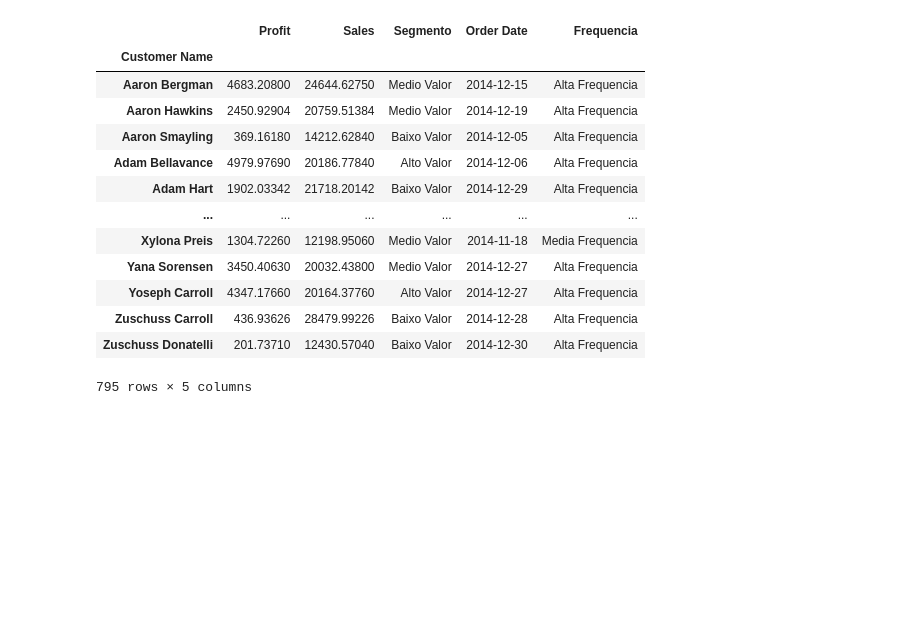
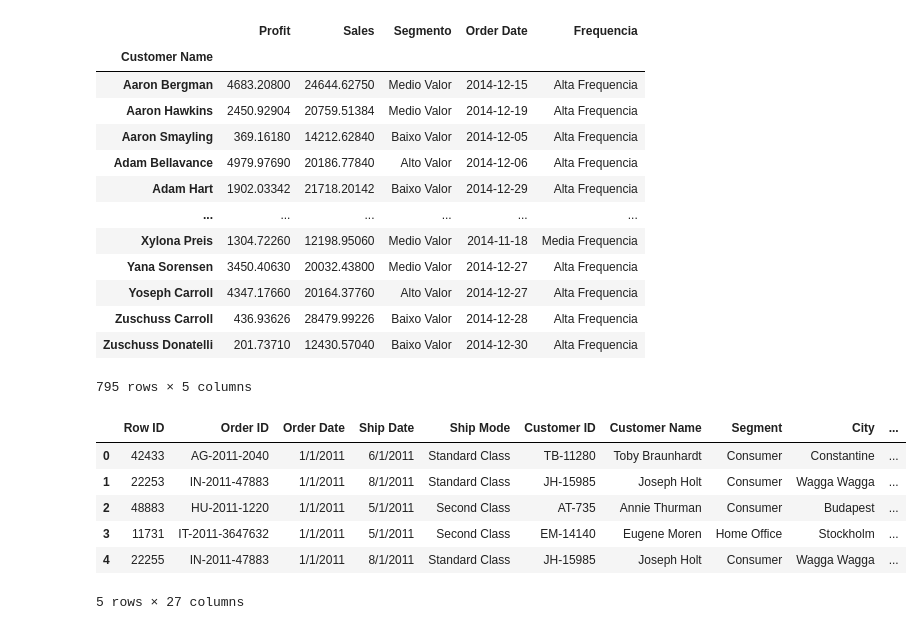
Before and after one commit to Vander-ST/SeminarioMBA, a Jupyter notebook: seminario2.ipynb, the cells around one changed output. Cells and saved outputs as stored; diff of their text form; code cells hidden in the pictures; blank space fills up the shorter version.

Commit message:
Price

```diff
--- a/seminario2.ipynb
+++ b/seminario2.ipynb
@@ -374,6 +380,21 @@ x
 | Zuschuss Carroll | 436.93626 | 28479.99226 | Baixo Valor | 2014-12-28 | Alta Frequencia |
 | Zuschuss Donatelli | 201.73710 | 12430.57040 | Baixo Valor | 2014-12-30 | Alta Frequencia |
 795 rows × 5 columns
+# %%
+Base_price = Base
+Base_price['Price'] = (Base_price['Sales']/(1-Base_price['Discount'])) / Base_price['Quantity']         #Dividindo o sales pela quantity
+Base_price['Price Discount'] = Base_price['Sales'] / Base_price['Quantity']
+Base_price['Cost'] = (Base_price['Sales']-Base_price['Profit']) / Base_price['Quantity']
+Base_price = Base_price.iloc[:, [0,1,2,3,4,5,6,7,8,9,10,11,12,13,14,15,16,17,18,19,24,25,26,20,21,22,23]]
+Base_price.head(5)
+# %% [output]
+|  | Row ID | Order ID | Order Date | Ship Date | Ship Mode | Customer ID | Customer Name | Segment | City | ... |
+| 0 | 42433 | AG-2011-2040 | 1/1/2011 | 6/1/2011 | Standard Class | TB-11280 | Toby Braunhardt | Consumer | Constantine | ... |
+| 1 | 22253 | IN-2011-47883 | 1/1/2011 | 8/1/2011 | Standard Class | JH-15985 | Joseph Holt | Consumer | Wagga Wagga | ... |
+| 2 | 48883 | HU-2011-1220 | 1/1/2011 | 5/1/2011 | Second Class | AT-735 | Annie Thurman | Consumer | Budapest | ... |
+| 3 | 11731 | IT-2011-3647632 | 1/1/2011 | 5/1/2011 | Second Class | EM-14140 | Eugene Moren | Home Office | Stockholm | ... |
+| 4 | 22255 | IN-2011-47883 | 1/1/2011 | 8/1/2011 | Standard Class | JH-15985 | Joseph Holt | Consumer | Wagga Wagga | ... |
+5 rows × 27 columns
 # %%
 # retirar todos os produtos de tables que geram prejuízo e analisar a lucratividade depois - OK
 # Segmentar os customers e verificar valores de compra/venda/lucratividade - OK
```
Also changed, not shown: parts of 3 cells of this notebook.
